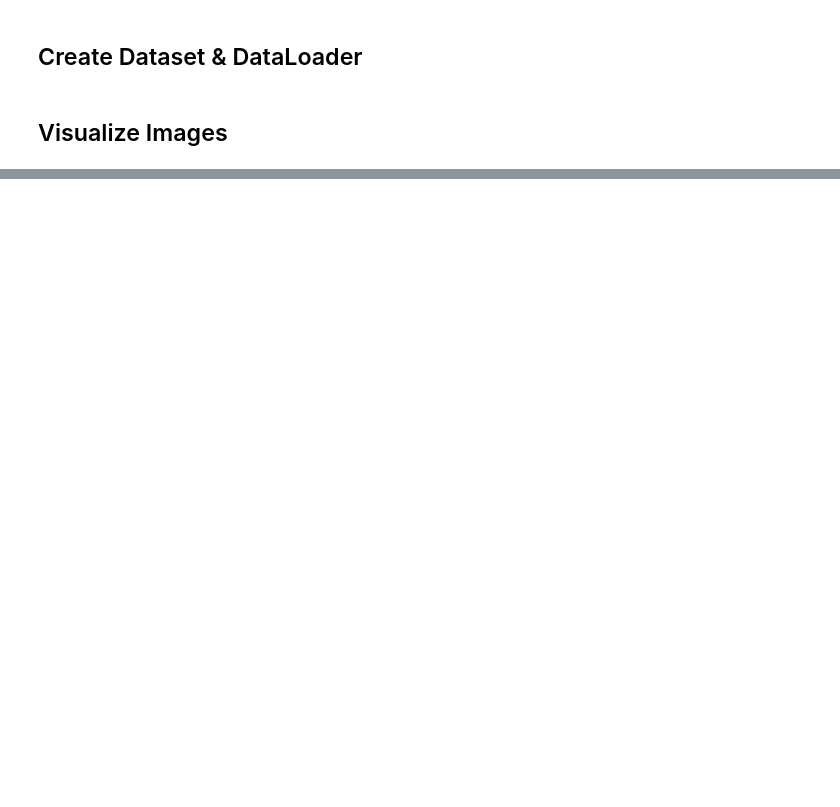
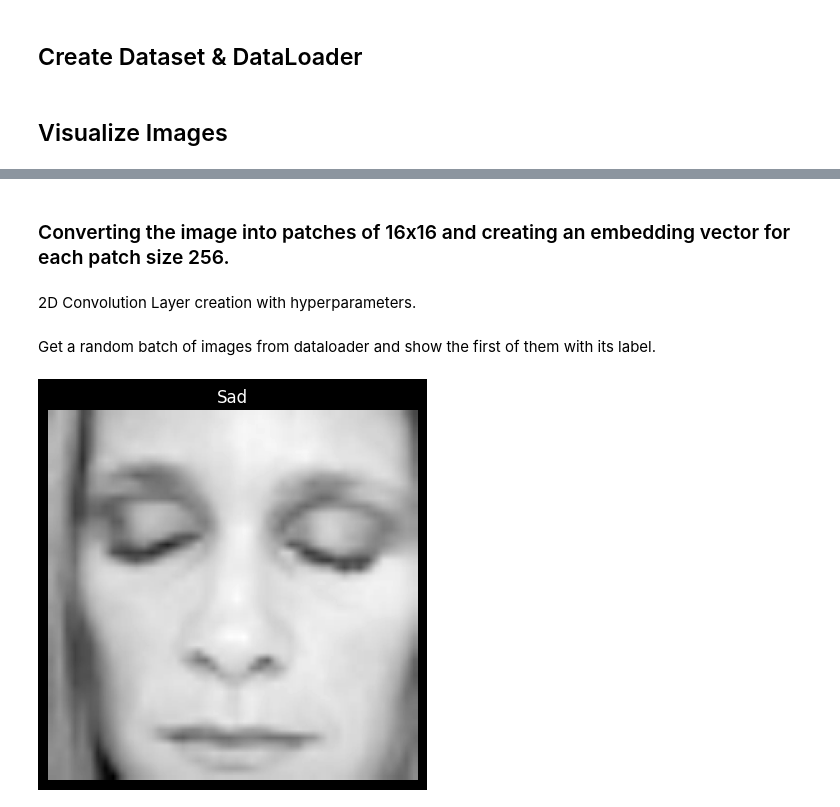
Before and after one commit to JSaillok/FERViT, a Jupyter notebook: PyTorch/pytorch.ipynb, the cells around one changed output, grey strips where cells are left out. Saved outputs shown, nothing was run; the diff lists cells and outputs as text; code cells hidden in the pictures; blank space fills up the shorter version.

Commit message:
Converting the image into patches and creating an embedding vector for each patch.

```diff
--- a/PyTorch/pytorch.ipynb
+++ b/PyTorch/pytorch.ipynb
@@ -43,8 +45,10 @@ data = pd.read_csv("fer2013.csv")
 # %%
-from torchvision.transforms import ToTensor
+from torchvision.transforms import Resize, ToTensor, Compose
 
-# Define transformations
-transform = ToTensor()
+transform = Compose([
+    Resize((224, 224)),
+    ToTensor()
+])
 # %% [markdown]
 ## Create Dataset & DataLoader
 # %%
@@ -123,0 +149,4 @@ plt.show()
+# %% [markdown]
+### Converting the image into patches of 16x16 and creating an embedding vector for each patch size 256.
+# %% [markdown]
+2D Convolution Layer creation with hyperparameters.
@@ -123,0 +155,20 @@ plt.show()
+# %% [markdown]
+Get a random batch of images from dataloader and show the first of them with its label.
+# %%
+random_images, random_labels = next(iter(fer_dataloader))
+random_image = random_images[0]
+
+fig = plt.figure(1)
+
+plt.imshow(random_image.squeeze().numpy(), cmap='gray')
+
+# Disable the axis for better visualization
+plt.axis(False)
+
+plt.title(emotion_labels[int(random_labels[0])], color="white")
+
+fig.set_facecolor(color="black")
+
+plt.show()
+# %% [output]
+[figure, added]
```
Also changed, not shown: parts of 10 cells of this notebook.
